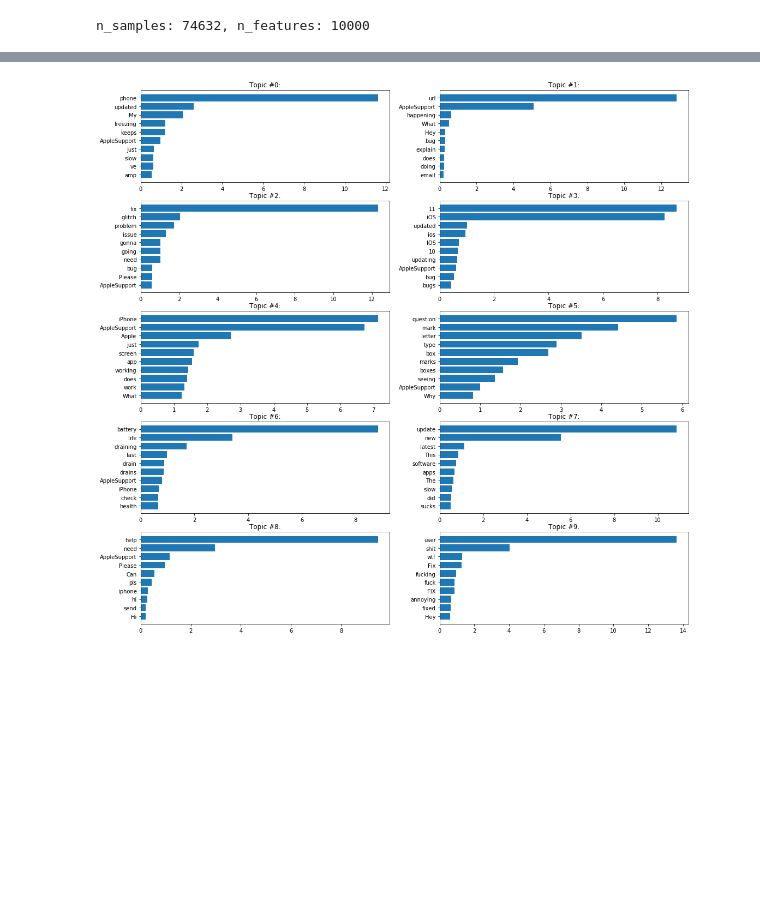
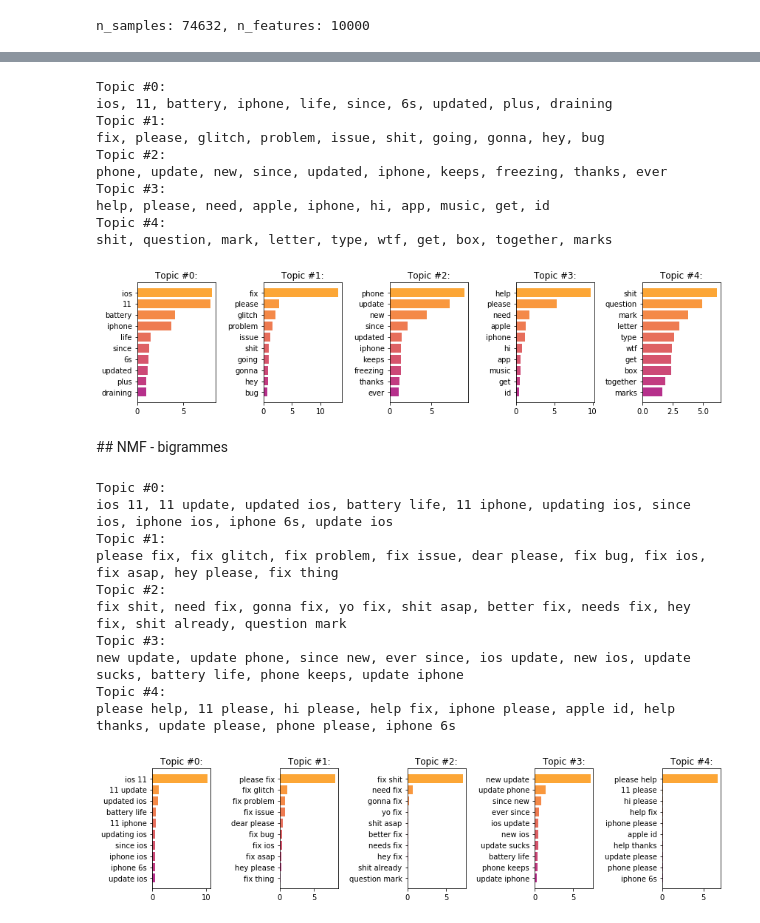
Before and after one commit to francoisserra/topic-modelling-tweets, a Jupyter notebook: tweets-topic-modelling.ipynb, the cells around one changed output, grey strips where cells are left out. Cells and saved outputs as stored; diff of their text form; code cells hidden in the pictures; blank space fills up the shorter version.

Commit message:
Bigrams, Lemmatization/Stemming tries, tight layout on matplotlib

```diff
--- a/tweets-topic-modelling.ipynb
+++ b/tweets-topic-modelling.ipynb
@@ -196,13 +233,31 @@ def print_top_words(centroids, feature_names, n_top_words):
                         for i in topic.argsort()[:-n_top_words - 1:-1]]))
     print()
+# %%
+%matplotlib inline
+import matplotlib.pyplot as plt
+from matplotlib import cm
+import math
+
+def print_top_words_histo(centroids, feature_names, n_top_words):
+    colors = cm.plasma_r(np.linspace(.2,1, 20))
+    plt.figure(figsize=(12,3))
+    for topic_idx, topic in enumerate(centroids):
+        #plt.subplot(math.ceil(centroids.shape[0]/2),2,topic_idx+1)
+        plt.subplot(1,centroids.shape[0],topic_idx+1)
+        plt.title("Topic #%d:" % topic_idx)
+        words = [feature_names[i] for i in topic.argsort()[:-n_top_words - 1:-1]]
+        weights = [topic[i] for i in topic.argsort()[:-n_top_words - 1:-1]]
+        plt.barh(range(n_top_words,0,-1),width=weights, tick_label=words, color=colors)
+    plt.tight_layout()
+    plt.show()
 # %%
 from sklearn.cluster import MiniBatchKMeans
 from time import time
 
 # Do the actual clustering with online K-Means
-nb_of_topics = 10
+nb_of_topics = 5
 km = MiniBatchKMeans(n_clusters=nb_of_topics, init='k-means++', n_init=1,
-                     init_size=1000, batch_size=500, verbose=1,  random_state=2018)
+                     init_size=1000, batch_size=500, verbose=0,  random_state=2018)
 
 print("Clustering sparse data with %s" % km)
 t0 = time()
@@ -214,12 +269,5 @@ feature_names = vectorizer.get_feature_names()
 n_top_words = 10
 
 print("\nTopics in K-means model:")
-
-print_top_words(km.cluster_centers_, feature_names, n_top_words)
-#for k, centroid in enumerate(km.cluster_centers_):
-#    print("Cluster #%d:" % k)
-#    print(" ".join([feature_names[i]
-#                    for i in centroid.argsort()[:-n_top_words - 1:-1]]))
-print_top_words_histo(km.cluster_centers_, feature_names, n_top_words)
 # %% [output]
 Clustering sparse data with MiniBatchKMeans(batch_size=500, compute_labels=True, init='k-means++',
@@ -269,15 +305,17 @@ user shit wtf Fix fucking fuck FIX annoying fixed Hey
-# %%
-%matplotlib inline
-import matplotlib.pyplot as plt
-def print_top_words_histo(centroids, feature_names, n_top_words):
-    plt.figure(figsize=(18,18))
-    for topic_idx, topic in enumerate(centroids):
-        plt.subplot(centroids.shape[0]/2,2,topic_idx+1)
-        plt.title("Topic #%d:" % topic_idx)
-        words = [feature_names[i] for i in topic.argsort()[:-n_top_words - 1:-1]]
-        weights = [topic[i] for i in topic.argsort()[:-n_top_words - 1:-1]]
-        plt.barh(range(centroids.shape[0],0,-1),weights, tick_label=words)
-    plt.show()
-print_top_words_histo(nmf.components_, feature_names, n_top_words)
-# %% [output]
-[figure, removed]
+# %%
+print_top_words(nmf.components_, vectorizer.get_feature_names(), n_top_words)
+print_top_words_histo(nmf.components_, vectorizer.get_feature_names(), n_top_words)
+# %% [output]
+Topic #0:
+ios, 11, battery, iphone, life, since, 6s, updated, plus, draining
+Topic #1:
+fix, please, glitch, problem, issue, shit, going, gonna, hey, bug
+Topic #2:
+phone, update, new, since, updated, iphone, keeps, freezing, thanks, ever
+Topic #3:
+help, please, need, apple, iphone, hi, app, music, get, id
+Topic #4:
+shit, question, mark, letter, type, wtf, get, box, together, marks
+[figure, added]
+# %% [markdown]
+## NMF - bigrammes
@@ -284,3 +326,18 @@ print_top_words_histo(nmf.components_, feature_names, n_top_words)
+# %%
+print_top_words(nmf2.components_, vectorizer2grams.get_feature_names(), n_top_words)
+print_top_words_histo(nmf2.components_, vectorizer2grams.get_feature_names(), n_top_words)
+# %% [output]
+Topic #0:
+ios 11, 11 update, updated ios, battery life, 11 iphone, updating ios, since ios, iphone ios, iphone 6s, update ios
+Topic #1:
+please fix, fix glitch, fix problem, fix issue, dear please, fix bug, fix ios, fix asap, hey please, fix thing
+Topic #2:
+fix shit, need fix, gonna fix, yo fix, shit asap, better fix, needs fix, hey fix, shit already, question mark
+Topic #3:
+new update, update phone, since new, ever since, ios update, new ios, update sucks, battery life, phone keeps, update iphone
+Topic #4:
+please help, 11 please, hi please, help fix, iphone please, apple id, help thanks, update please, phone please, iphone 6s
+[figure, added]
 # %%
 from sklearn.decomposition import LatentDirichletAllocation
 from sklearn.feature_extraction.text import CountVectorizer
```
Also changed, not shown: parts of 18 cells of this notebook.
